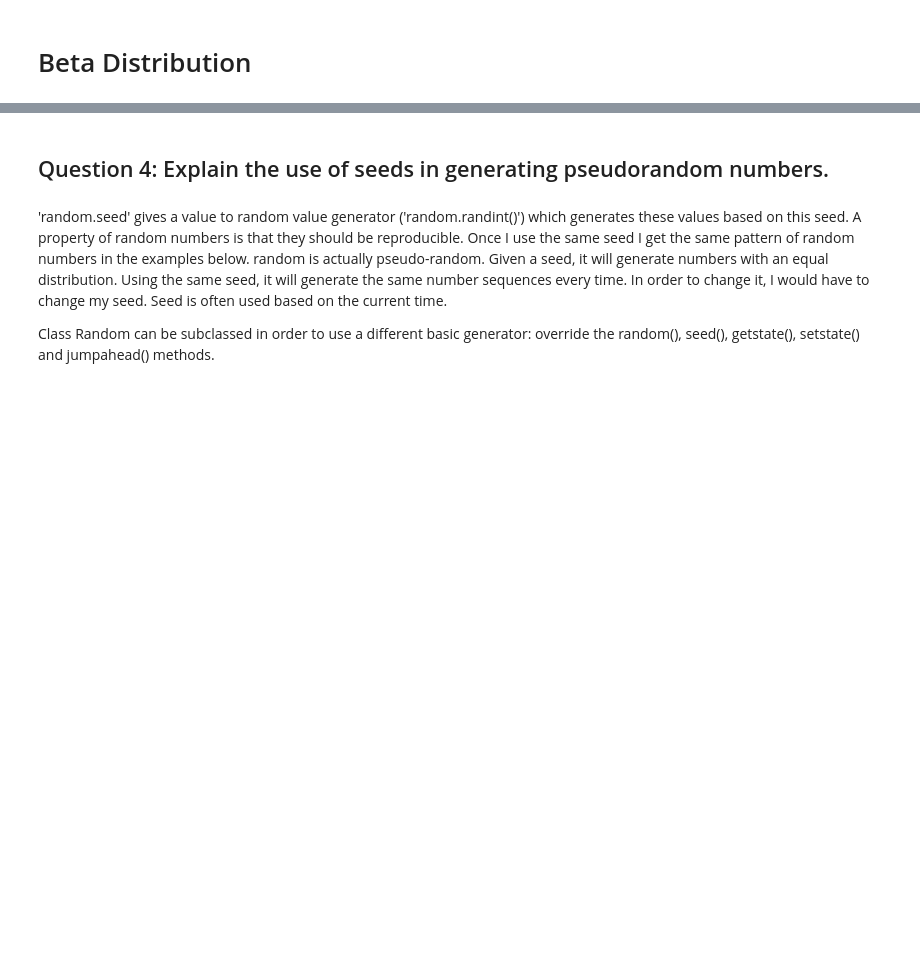
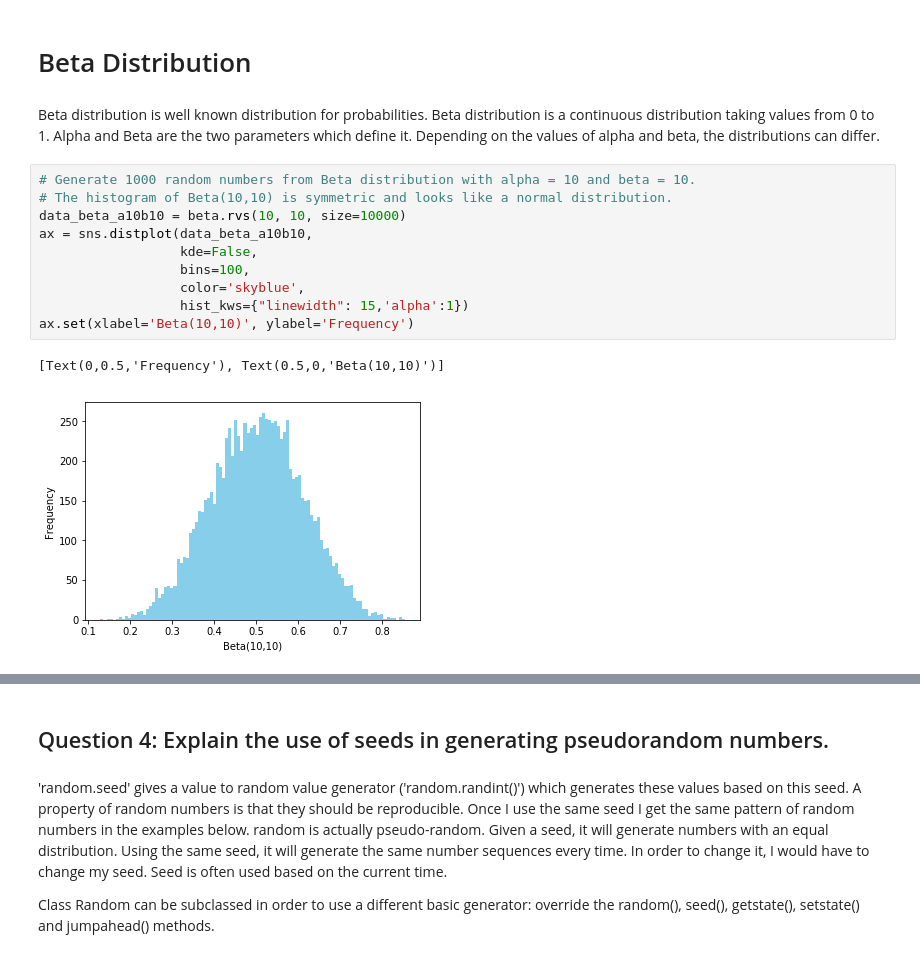
Before and after one commit to shakti230/numpy-random, a Jupyter notebook: numpy-random.ipynb, the cells around one changed output, grey strips where cells are left out. Drawn from its saved outputs; the diff is of its cells as text; blank space fills up the shorter version.

```diff
--- a/numpy-random.ipynb
+++ b/numpy-random.ipynb
@@ -745,2 +800,19 @@ from scipy.stats import gamma
 # %% [markdown]
 # Beta Distribution
+# %% [markdown]
+Beta distribution is well known distribution for probabilities. Beta distribution is a continuous distribution taking values from
+0 to 1. Alpha and Beta are the two parameters which define it. Depending on the values of alpha and beta, the distributions can
+differ.
+# %%
+# Generate 1000 random numbers from Beta distribution with alpha = 10 and beta = 10.
+# The histogram of Beta(10,10) is symmetric and looks like a normal distribution.
+data_beta_a10b10 = beta.rvs(10, 10, size=10000)
+ax = sns.distplot(data_beta_a10b10,
+                  kde=False,
+                  bins=100,
+                  color='skyblue',
+                  hist_kws={"linewidth": 15,'alpha':1})
+ax.set(xlabel='Beta(10,10)', ylabel='Frequency')
+# %% [output]
+[Text(0,0.5,'Frequency'), Text(0.5,0,'Beta(10,10)')]
+[figure, added]
```
Also changed, not shown: parts of 15 cells of this notebook.
